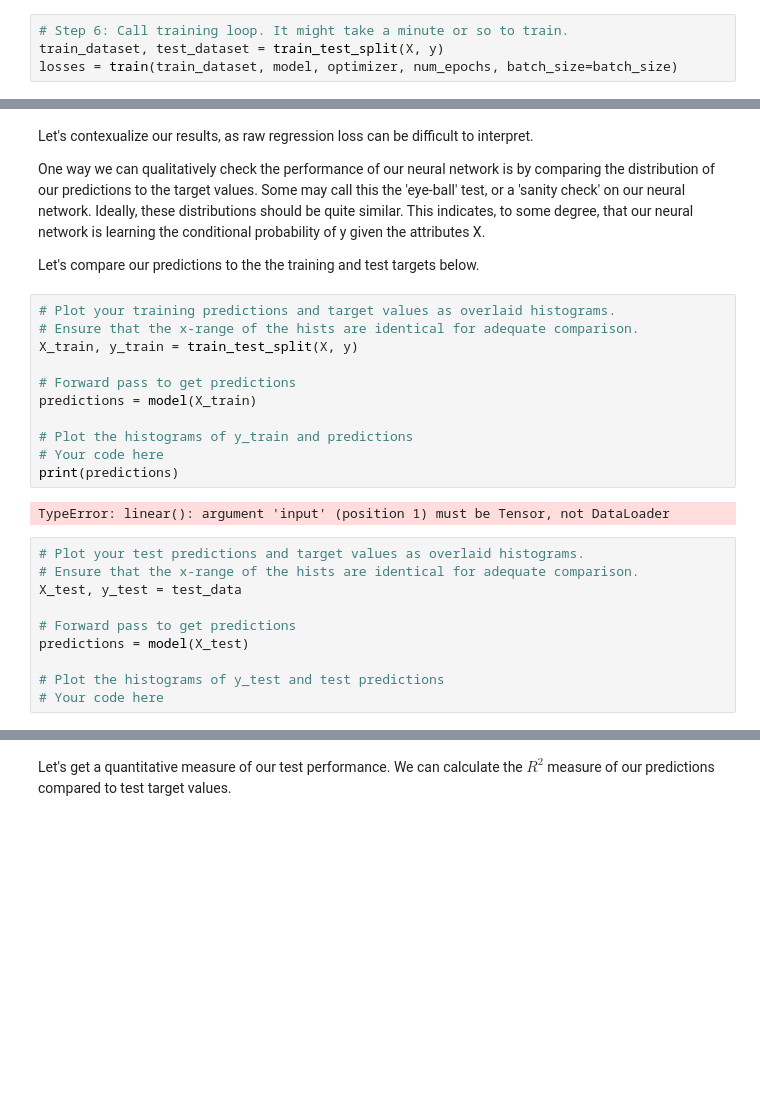
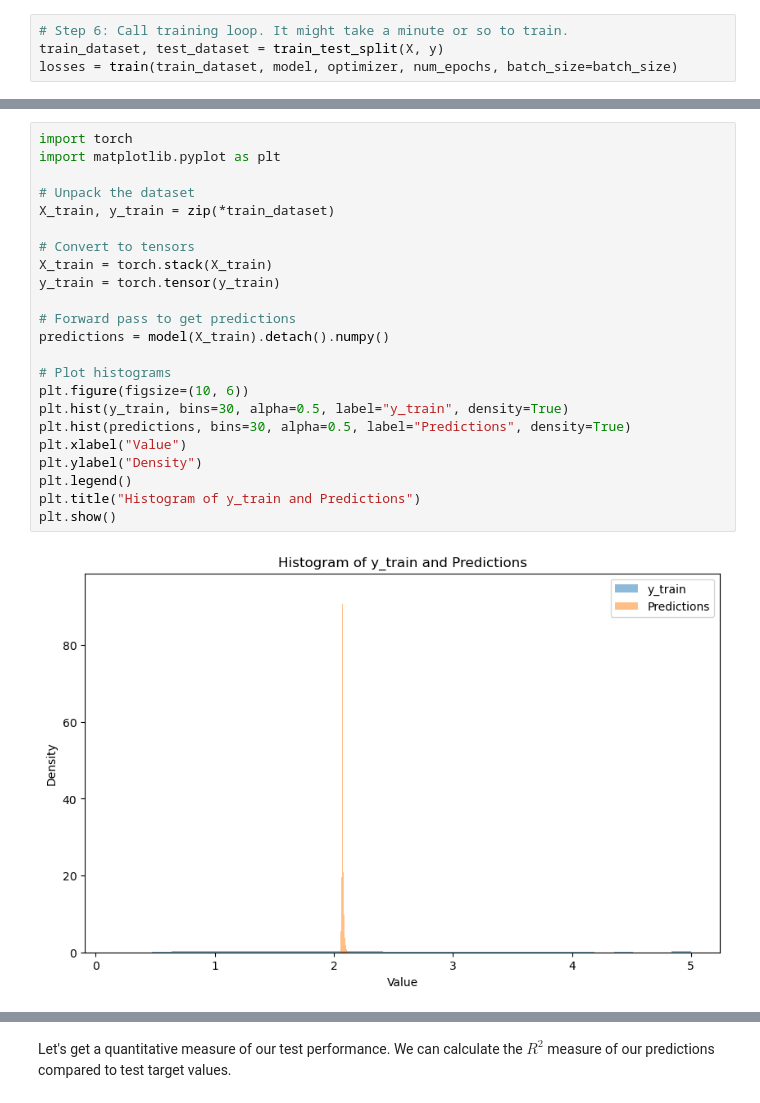
Before and after one commit to UserZetsu/dl-for-bioscience, a Jupyter notebook: Homework_ML_Basics.ipynb, the cells around one changed output, grey strips where cells are left out. Cells and saved outputs as stored; diff of their text form; blank space fills up the shorter version.

```diff
--- a/Homework_ML_Basics.ipynb
+++ b/Homework_ML_Basics.ipynb
@@ -675,29 +740,25 @@ Test MSE Loss: 0.3271
-# %% [markdown]
-Let's contexualize our results, as raw regression loss can be difficult to interpret.
-
-One way we can qualitatively check the performance of our neural network is by comparing the distribution of our predictions to the target values. Some may call this the 'eye-ball' test, or a 'sanity check' on our neural network. Ideally, these distributions should be quite similar. This indicates, to some degree, that our neural network is learning the conditional probability of y given the attributes X.
-
-Let's compare our predictions to the the training and test targets below.
-# %%
-# Plot your training predictions and target values as overlaid histograms.
-# Ensure that the x-range of the hists are identical for adequate comparison.
-X_train, y_train = train_test_split(X, y)
-
-# Forward pass to get predictions
-predictions = model(X_train)
-
-# Plot the histograms of y_train and predictions
-# Your code here
-print(predictions)
-# %% [output]
-TypeError: linear(): argument 'input' (position 1) must be Tensor, not DataLoader
-# %%
-# Plot your test predictions and target values as overlaid histograms.
-# Ensure that the x-range of the hists are identical for adequate comparison.
-X_test, y_test = test_data
-
-# Forward pass to get predictions
-predictions = model(X_test)
-
-# Plot the histograms of y_test and test predictions
-# Your code here
+# %%
+import torch
+import matplotlib.pyplot as plt
+
+# Unpack the dataset
+X_train, y_train = zip(*train_dataset)
+
+# Convert to tensors
+X_train = torch.stack(X_train)
+y_train = torch.tensor(y_train)
+
+# Forward pass to get predictions
+predictions = model(X_train).detach().numpy()
+
+# Plot histograms
+plt.figure(figsize=(10, 6))
+plt.hist(y_train, bins=30, alpha=0.5, label="y_train", density=True)
+plt.hist(predictions, bins=30, alpha=0.5, label="Predictions", density=True)
+plt.xlabel("Value")
+plt.ylabel("Density")
+plt.legend()
+plt.title("Histogram of y_train and Predictions")
+plt.show()
+# %% [output]
+[figure, added]
```
Also changed, not shown: parts of 28 cells of this notebook.
